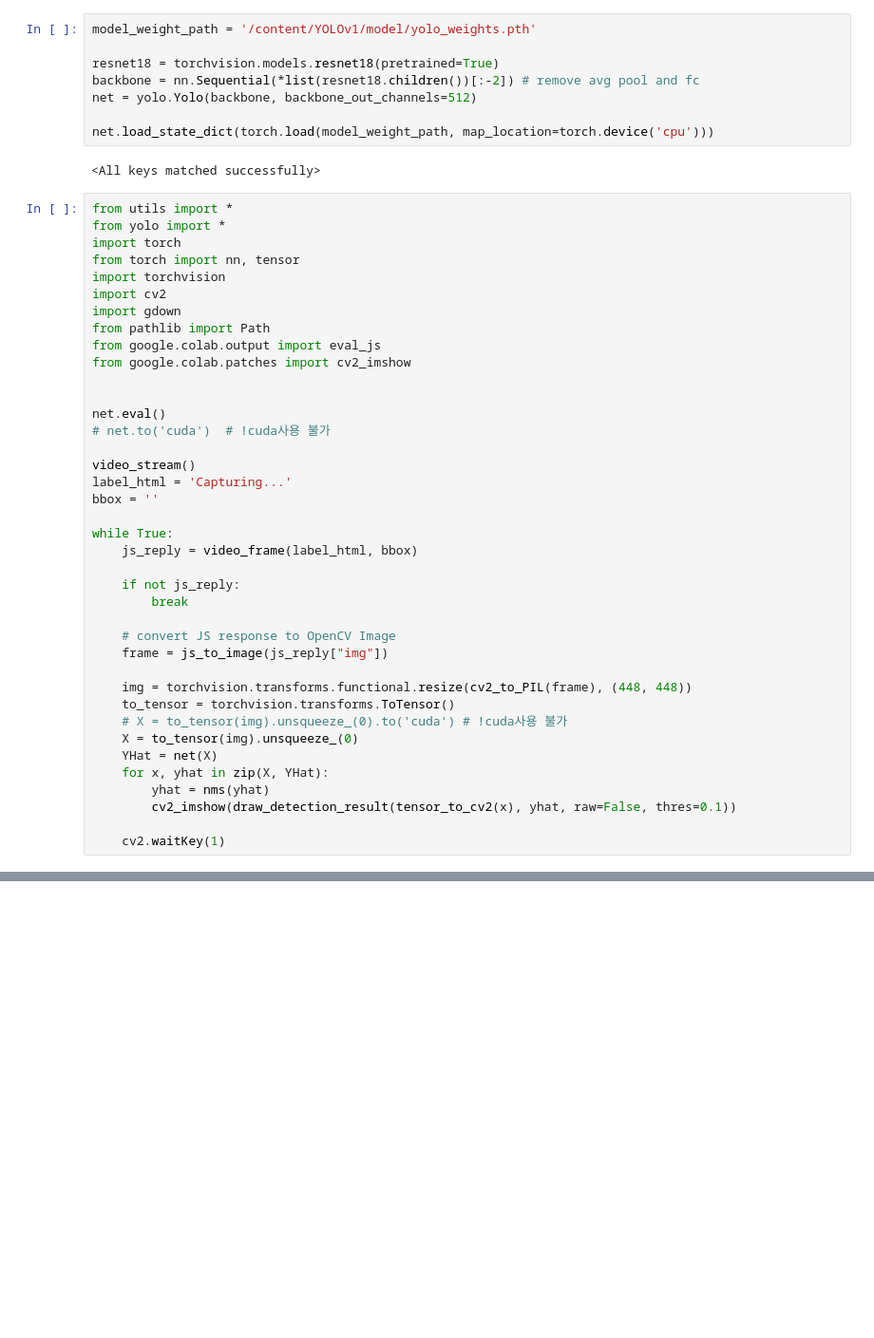
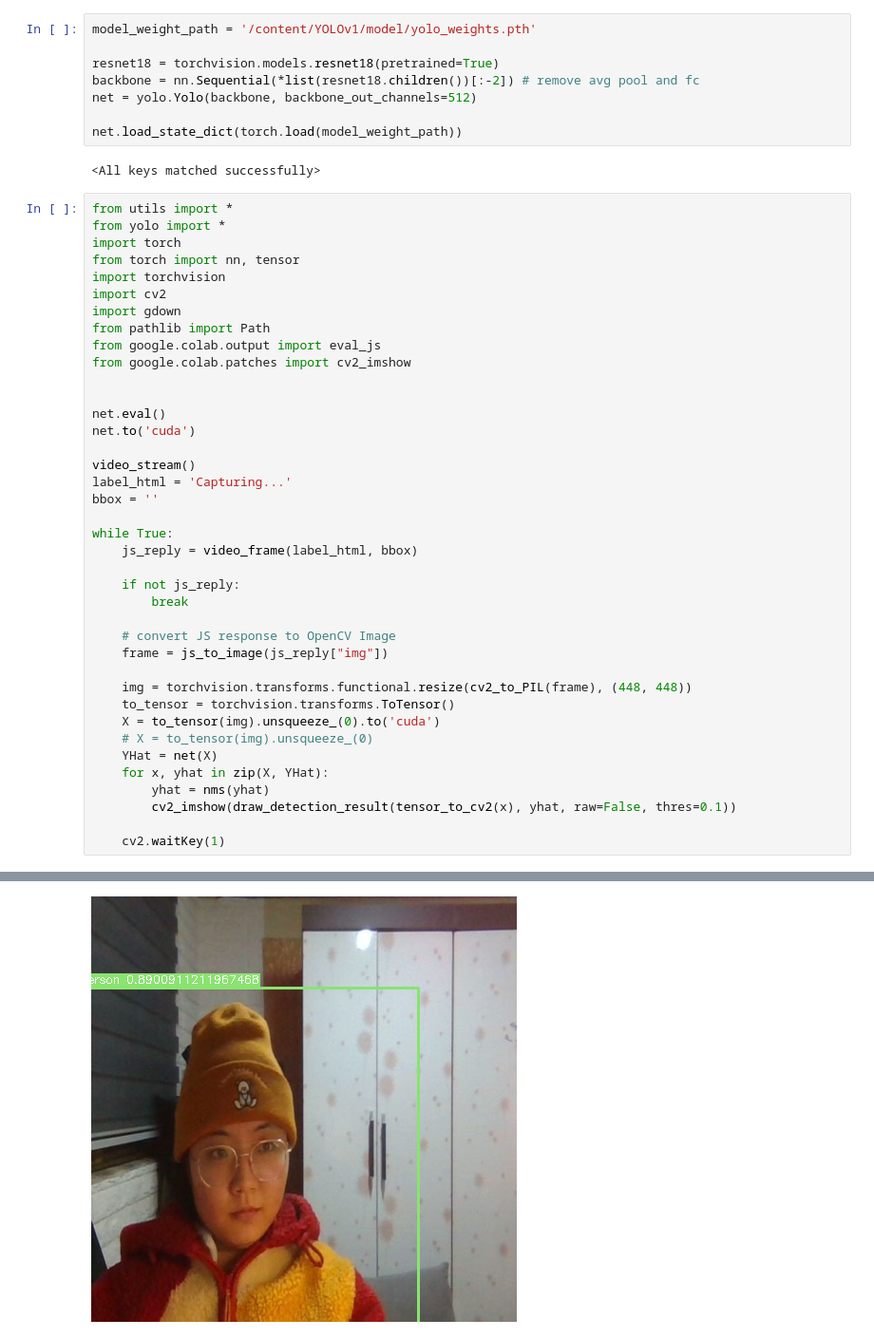
Before and after one commit to jarammm/YOLOv1, a Jupyter notebook: realtime_detect.ipynb, the cells around one changed output, grey strips where cells are left out. Shown at 95% size. Drawn from its saved outputs; the diff is of its cells as text; blank space fills up the shorter version.

Commit message:
change cuda available

```diff
--- a/realtime_detect.ipynb
+++ b/realtime_detect.ipynb
@@ -218,7 +231,7 @@ resnet18 = torchvision.models.resnet18(pretrained=True)
 backbone = nn.Sequential(*list(resnet18.children())[:-2]) # remove avg pool and fc
 net = yolo.Yolo(backbone, backbone_out_channels=512)
 
-net.load_state_dict(torch.load(model_weight_path, map_location=torch.device('cpu')))
+net.load_state_dict(torch.load(model_weight_path))
 # %% [output]
 <All keys matched successfully>
 # %%
@@ -235,7 +248,7 @@ from google.colab.patches import cv2_imshow
 
 
 net.eval()
-# net.to('cuda')  # !cuda사용 불가
+net.to('cuda')
 
 video_stream()
 label_html = 'Capturing...'
@@ -252,11 +265,12 @@ while True:
 
 	img = torchvision.transforms.functional.resize(cv2_to_PIL(frame), (448, 448))
 	to_tensor = torchvision.transforms.ToTensor()
-	# X = to_tensor(img).unsqueeze_(0).to('cuda') # !cuda사용 불가
-	X = to_tensor(img).unsqueeze_(0)
+	X = to_tensor(img).unsqueeze_(0).to('cuda')
+	# X = to_tensor(img).unsqueeze_(0)
 	YHat = net(X)
 	for x, yhat in zip(X, YHat):
 		yhat = nms(yhat)
 		cv2_imshow(draw_detection_result(tensor_to_cv2(x), yhat, raw=False, thres=0.1))
 
 	cv2.waitKey(1)
+# %% [output]
@@ -262,0 +278 @@ while True:
+[figure, added]
```
Also changed, not shown: parts of 7 cells of this notebook.
